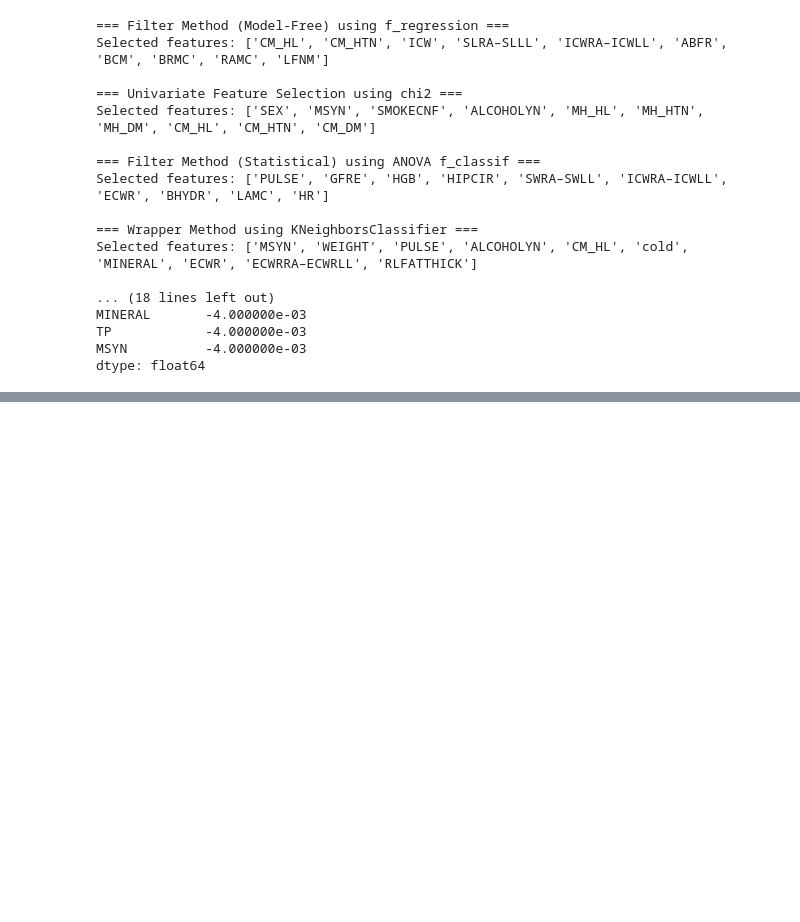
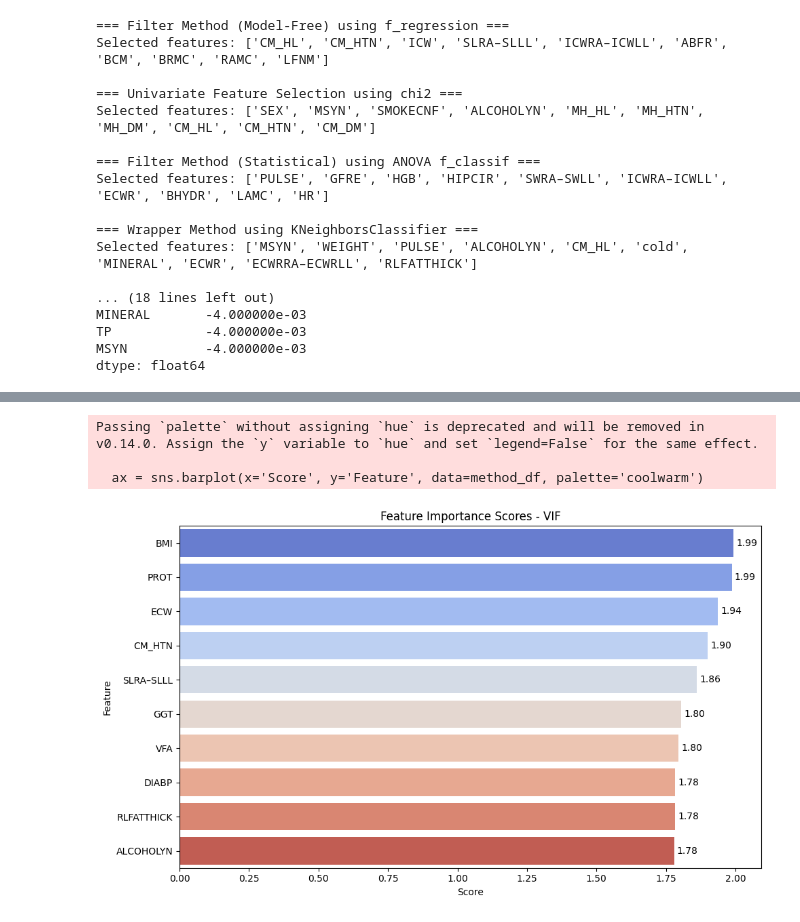
Before and after one commit to RafsanJany-UST/CODE_With_SHA, a Jupyter notebook: MY/Triassic.ipynb, the cells around one changed output, grey strips where cells are left out. Cells and saved outputs as stored; diff of their text form; code cells hidden in the pictures; blank space fills up the shorter version.

```diff
--- a/MY/Triassic.ipynb
+++ b/MY/Triassic.ipynb
@@ -582,0 +662,33 @@ import ace_tools as tools; tools.display_dataframe_to_user(name="Feature Selecti
+# %%
+import matplotlib.pyplot as plt
+import seaborn as sns
+
+# Choose method to plot
+method_name = 'VIF'
+
+# Filter and prepare data
+method_df = results_df[(results_df['Method'] == method_name) & (results_df['Score'].notna())]
+method_df = method_df.sort_values(by='Score', ascending=False).reset_index(drop=True)
+
+# Dynamic figure size
+num_feats = len(method_df)
+plt.figure(figsize=(10, 0.5 * num_feats + 1))  # Adjust height based on number of features
+
+# Plot horizontal bar chart
+ax = sns.barplot(x='Score', y='Feature', data=method_df, palette='coolwarm')
+
+# Annotate each bar with its score
+for i, row in method_df.iterrows():
+    ax.text(row['Score'] + 0.01, i, f"{row['Score']:.2f}", va='center', ha='left')
+
+#Final touches
+plt.title(f"Feature Importance Scores - {method_name}")
+plt.xlabel("Score")
+plt.ylabel("Feature")
+plt.tight_layout()
+plt.show()
+# %% [output]
+Passing `palette` without assigning `hue` is deprecated and will be removed in v0.14.0. Assign the `y` variable to `hue` and set `legend=False` for the same effect.
+
+  ax = sns.barplot(x='Score', y='Feature', data=method_df, palette='coolwarm')
+[figure, added]
```
Also changed, not shown: parts of 6 cells of this notebook.
